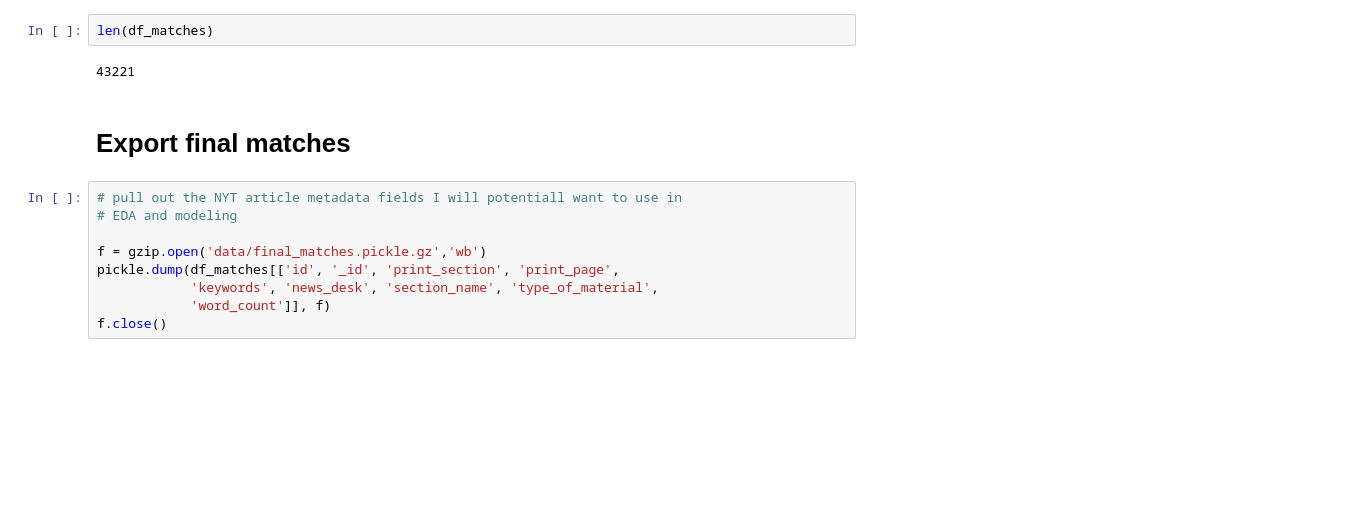
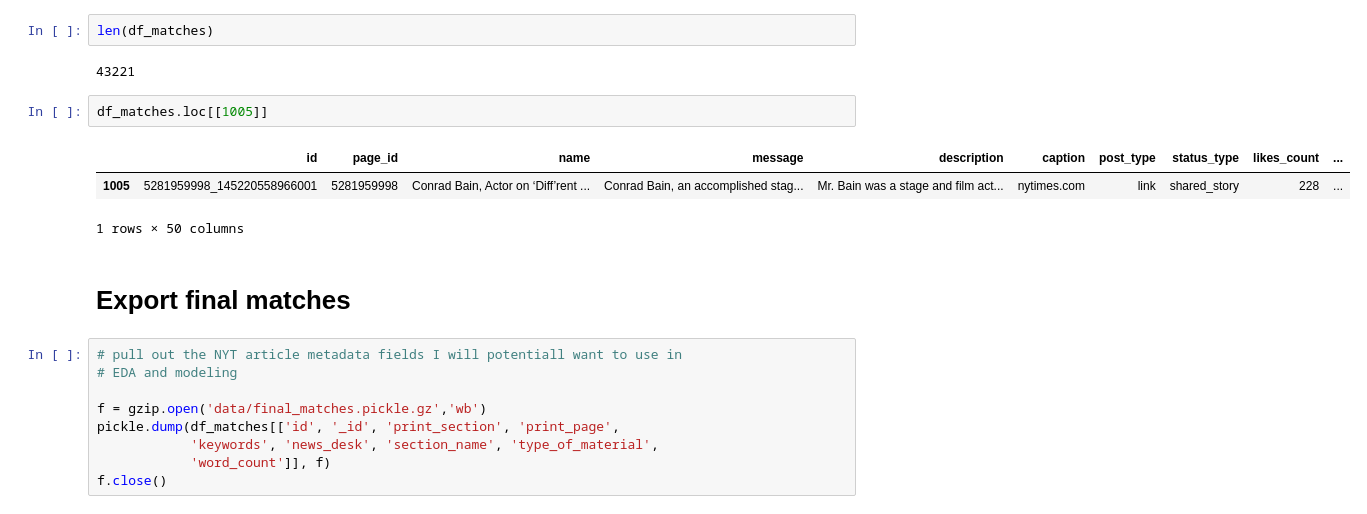
Before and after one commit to jess-miles/nyt-engagement, a Jupyter notebook: data_gathering.ipynb, the cells around one changed output. Cells and saved outputs as stored; diff of their text form; blank space fills up the shorter version.

```diff
--- a/data_gathering.ipynb
+++ b/data_gathering.ipynb
@@ -1697,6 +1697,12 @@ df_matches[df_matches.duplicated(subset=['id'], keep=False)]
 len(df_matches)
 # %% [output]
 43221
+# %%
+df_matches.loc[[1005]]
+# %% [output]
+|  | id | page_id | name | message | description | caption | post_type | status_type | likes_count | ... |
+| 1005 | 5281959998_145220558966001 | 5281959998 | Conrad Bain, Actor on ‘Diff’rent ... | Conrad Bain, an accomplished stag... | Mr. Bain was a stage and film act... | nytimes.com | link | shared_story | 228 | ... |
+1 rows × 50 columns
 # %% [markdown]
 # Export final matches
 # %%
```
Also changed, not shown: 6 other files.
